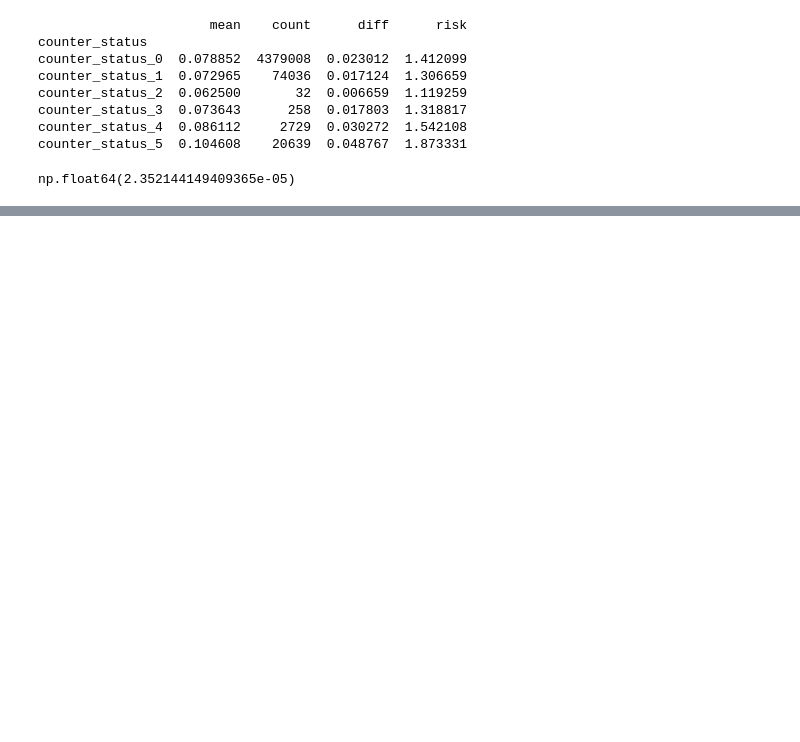
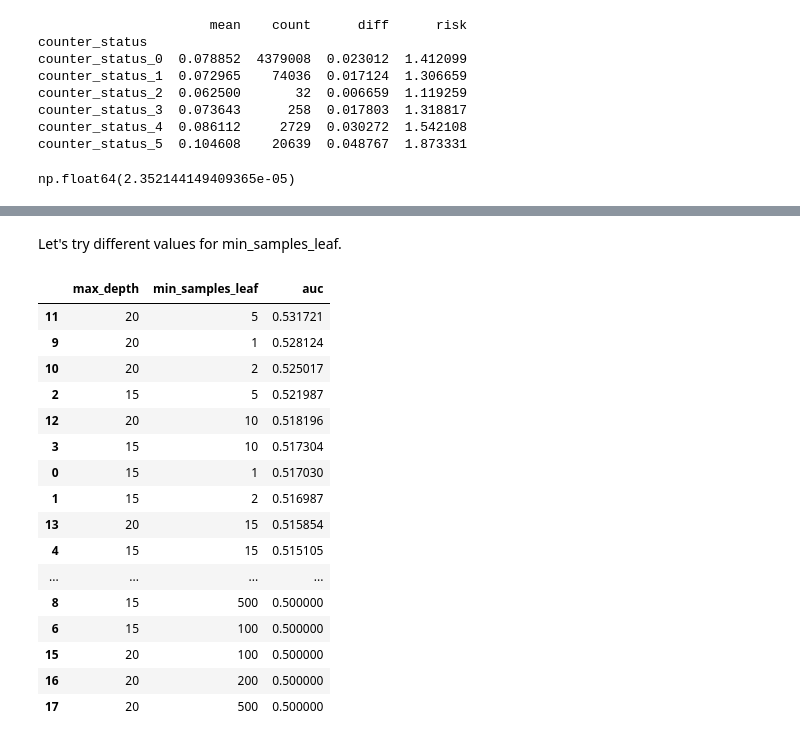
Before and after one commit to kasteion/ml-zoomcamp-2024-midterm-project, a Jupyter notebook: notebook.ipynb, the cells around one changed output, grey strips where cells are left out. Cells and saved outputs as stored; diff of their text form; code cells hidden in the pictures; blank space fills up the shorter version.

```diff
--- a/notebook.ipynb
+++ b/notebook.ipynb
@@ -561,0 +931,7 @@ np.float64(2.352144149409365e-05)
+# %%
+dicts = df_clients_train[category_cols + numeric_cols].to_dict(orient='records')
+dv = DictVectorizer(sparse=False)
+X_train = dv.fit_transform(dicts)
+
+dt = DecisionTreeClassifier(random_state=42)
+dt.fit(X_train, y_clients_train)
@@ -561,0 +940,5 @@ np.float64(2.352144149409365e-05)
+# %%
+dicts = df_clients_val[category_cols + numeric_cols].to_dict(orient='records')
+X_val = dv.transform(dicts)
+y_pred = dt.predict(X_val)
+round((y_clients_val == y_pred).mean(), 2)
@@ -561,0 +953,3 @@ np.float64(2.352144149409365e-05)
+# %%
+y_pred = dt.predict(X_train)
+roc_auc_score(y_clients_train, y_pred)
@@ -561,0 +960,12 @@ np.float64(2.352144149409365e-05)
+# %%
+for d in [1, 2, 3, 4, 5, 6, 10, 15, 20, None]:
+    dt = DecisionTreeClassifier(max_depth=d)
+    dt.fit(X_train, y_clients_train)
+
+    y_pred = dt.predict(X_val)
+    auc = roc_auc_score(y_clients_val, y_pred)
+
+    y_pred = dt.predict(X_train)
+    auc_train = roc_auc_score(y_clients_train, y_pred)
+
+    print('%4s -> %.3f -> %.3f' % (d, auc, auc_train))
@@ -561,0 +983,35 @@ np.float64(2.352144149409365e-05)
+# %% [markdown]
+Let's try different values for min_samples_leaf.
+# %%
+scores = []
+
+for d in [15, 20]:
+    for s in [1, 2, 5, 10, 15, 20, 100, 200, 500]:
+        dt = DecisionTreeClassifier(max_depth=d, min_samples_leaf=s)
+        dt.fit(X_train, y_clients_train)
+
+        y_pred = dt.predict(X_val)
+        auc = roc_auc_score(y_clients_val, y_pred)
+
+        scores.append([d, s, auc])
+
+df_scores = pd.DataFrame(scores, columns=['max_depth', 'min_samples_leaf', 'auc'])
+df_scores.sort_values(by='auc', ascending=False)
+# %% [output]
+|  | max_depth | min_samples_leaf | auc |
+| 11 | 20 | 5 | 0.531721 |
+| 9 | 20 | 1 | 0.528124 |
+| 10 | 20 | 2 | 0.525017 |
+| 2 | 15 | 5 | 0.521987 |
+| 12 | 20 | 10 | 0.518196 |
+| 3 | 15 | 10 | 0.517304 |
+| 0 | 15 | 1 | 0.517030 |
+| 1 | 15 | 2 | 0.516987 |
+| 13 | 20 | 15 | 0.515854 |
+| 4 | 15 | 15 | 0.515105 |
+| ... | ... | ... | ... |
+| 8 | 15 | 500 | 0.500000 |
+| 6 | 15 | 100 | 0.500000 |
+| 15 | 20 | 100 | 0.500000 |
+| 16 | 20 | 200 | 0.500000 |
+| 17 | 20 | 500 | 0.500000 |
```
Also changed, not shown: parts of 105 cells of this notebook, 4 other files.
